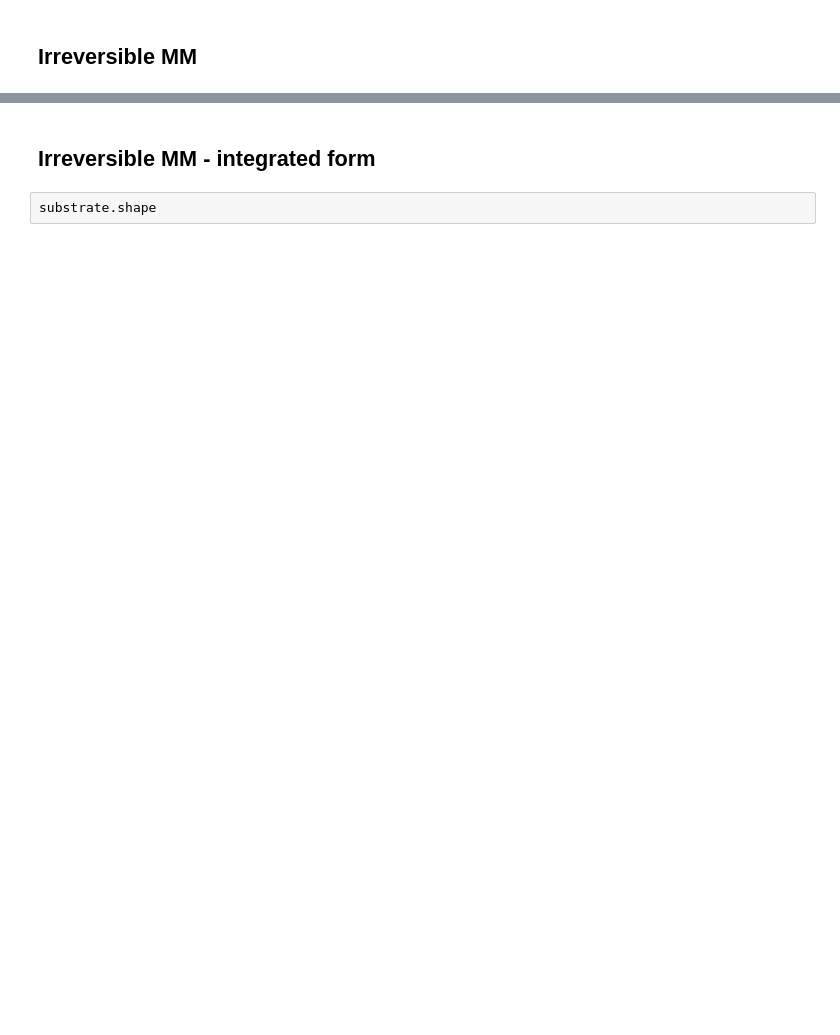
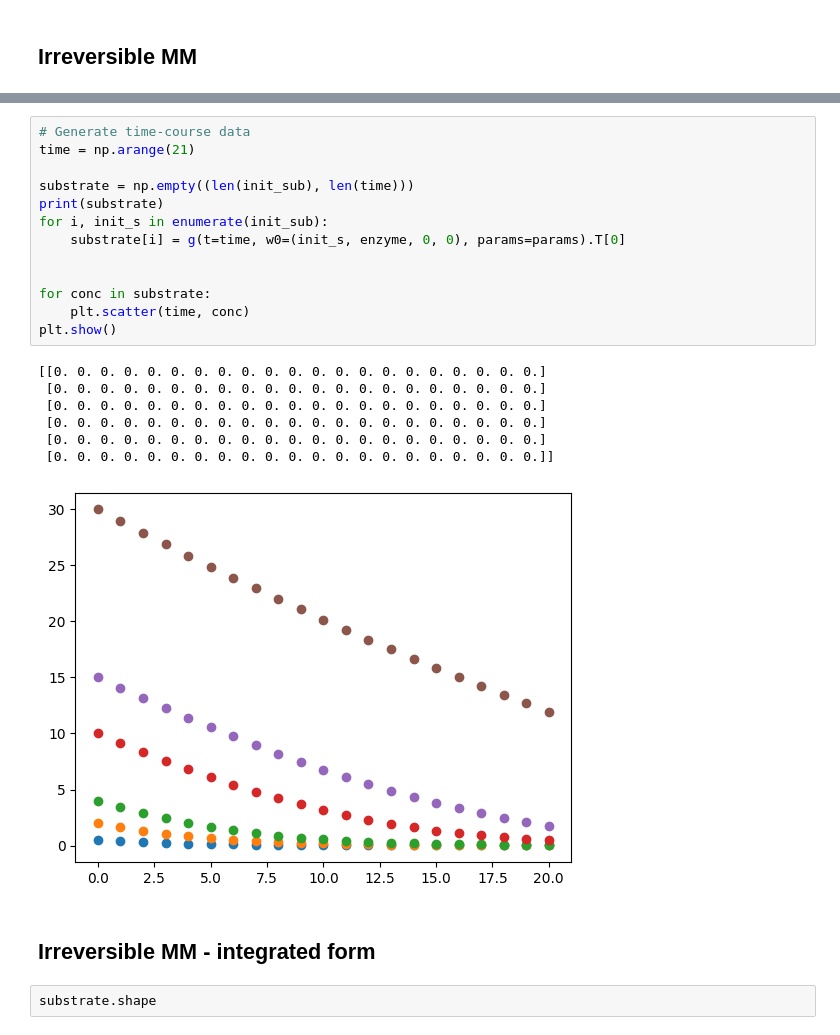
Before and after one commit to FAIRChemistry/EnzymePynetics, a Jupyter notebook: test_data.ipynb, the cells around one changed output, grey strips where cells are left out. Drawn from its saved outputs; the diff is of its cells as text; blank space fills up the shorter version.

```diff
--- a/test_data.ipynb
+++ b/test_data.ipynb
@@ -90,3 +167,24 @@ with open("irrev_MM.json", "w") as f:
+# %%
+# Generate time-course data
+time = np.arange(21)
+
+substrate = np.empty((len(init_sub), len(time)))
+print(substrate)
+for i, init_s in enumerate(init_sub):
+    substrate[i] = g(t=time, w0=(init_s, enzyme, 0, 0), params=params).T[0]
+
+
+for conc in substrate:
+    plt.scatter(time, conc)
+plt.show()
+# %% [output]
+[[0. 0. 0. 0. 0. 0. 0. 0. 0. 0. 0. 0. 0. 0. 0. 0. 0. 0. 0. 0. 0.]
+ [0. 0. 0. 0. 0. 0. 0. 0. 0. 0. 0. 0. 0. 0. 0. 0. 0. 0. 0. 0. 0.]
+ [0. 0. 0. 0. 0. 0. 0. 0. 0. 0. 0. 0. 0. 0. 0. 0. 0. 0. 0. 0. 0.]
+ [0. 0. 0. 0. 0. 0. 0. 0. 0. 0. 0. 0. 0. 0. 0. 0. 0. 0. 0. 0. 0.]
+ [0. 0. 0. 0. 0. 0. 0. 0. 0. 0. 0. 0. 0. 0. 0. 0. 0. 0. 0. 0. 0.]
+ [0. 0. 0. 0. 0. 0. 0. 0. 0. 0. 0. 0. 0. 0. 0. 0. 0. 0. 0. 0. 0.]]
+[figure, added]
 # %% [markdown]
 ## Irreversible MM - integrated form
 # %%
```
Also changed, not shown: parts of 29 cells of this notebook, 9 other files.
